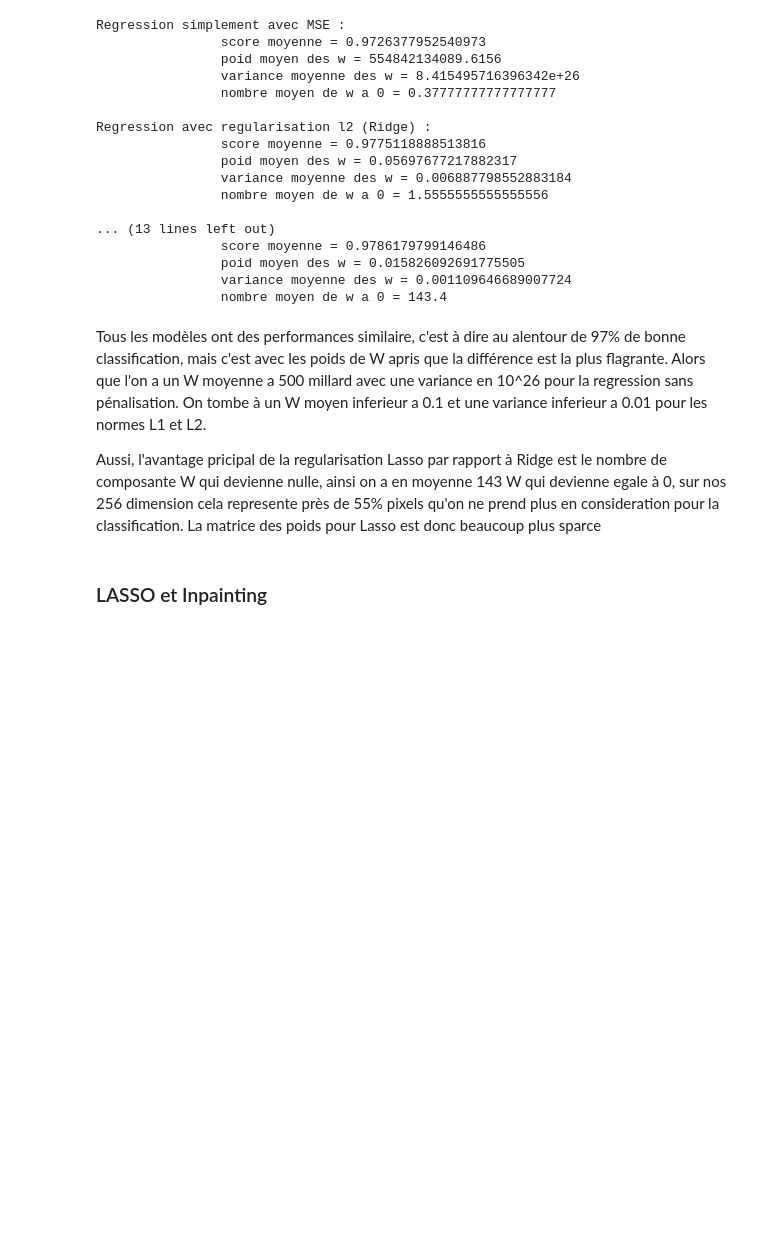
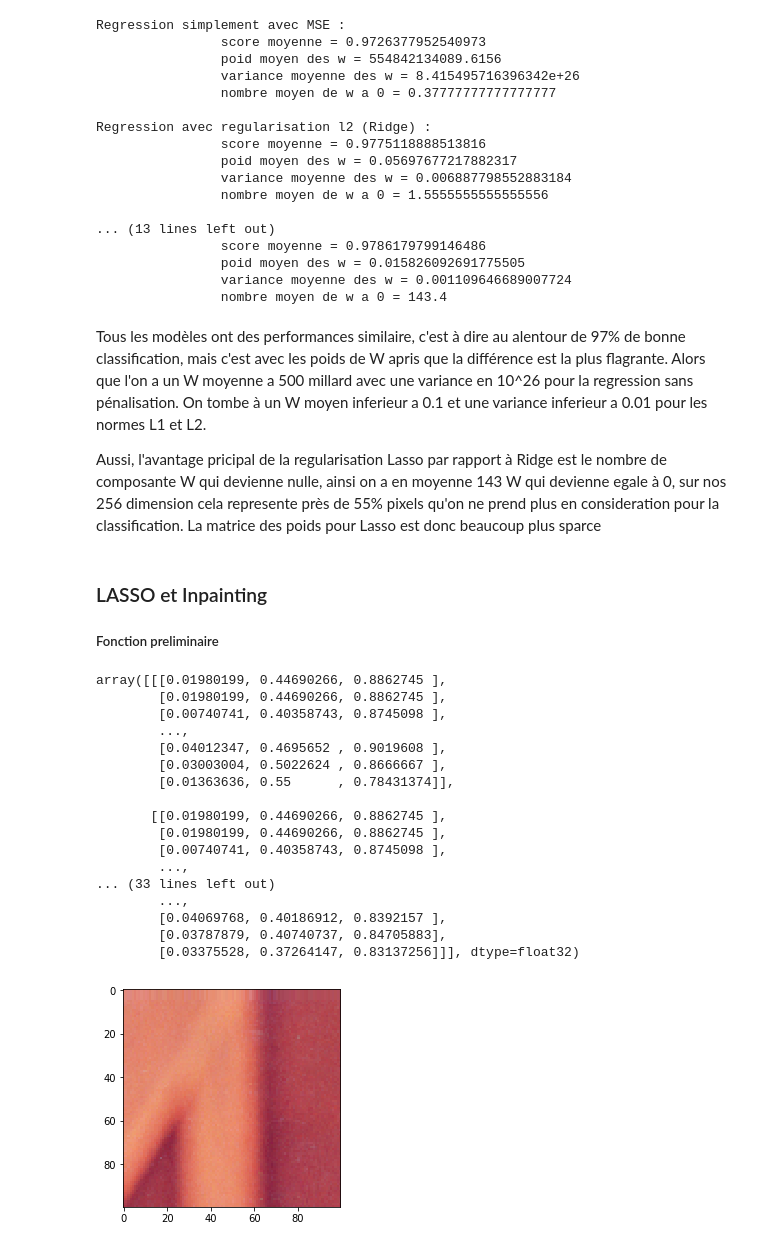
Before and after one commit to marc-treu/projet_arf_inpainting, a Jupyter notebook: projet.ipynb, the cells around one changed output. Saved outputs shown, nothing was run; the diff lists cells and outputs as text; code cells hidden in the pictures; blank space fills up the shorter version.

```diff
--- a/projet.ipynb
+++ b/projet.ipynb
@@ -247,3 +247,42 @@ mais c'est avec les poids de W apris que la différence est la plus flagrante. A
 Aussi, l'avantage pricipal de la regularisation Lasso par rapport à Ridge est le nombre de composante W qui devienne nulle, ainsi on a en moyenne 143 W qui devienne egale à 0, sur nos 256 dimension cela represente près de 55% pixels qu'on ne prend plus en consideration pour la classification. La matrice des poids pour Lasso est donc beaucoup plus sparce
 # %% [markdown]
 ### LASSO et Inpainting
+
+##### Fonction preliminaire
+# %%
+import matplotlib.pyplot as plt
+from matplotlib.colors import rgb_to_hsv, hsv_to_rgb
+
+def read_im(fn):
+    image = plt.imread(fn)
+    return rgb_to_hsv(image)
+
+def show_im(fn):
+    plt.imshow(hsv_to_rgb(fn))
+
+def get_patch(i,j,h,im):
+    return im[]
+# %%
+lena = read_im('data/lena.png')
+
+show_im(lena[0:100,0:100,0:100])
+lena[:100]
+# %% [output]
+array([[[0.01980199, 0.44690266, 0.8862745 ],
+        [0.01980199, 0.44690266, 0.8862745 ],
+        [0.00740741, 0.40358743, 0.8745098 ],
+        ...,
+        [0.04012347, 0.4695652 , 0.9019608 ],
+        [0.03003004, 0.5022624 , 0.8666667 ],
+        [0.01363636, 0.55      , 0.78431374]],
+
+       [[0.01980199, 0.44690266, 0.8862745 ],
+        [0.01980199, 0.44690266, 0.8862745 ],
+        [0.00740741, 0.40358743, 0.8745098 ],
+        ...,
+... (33 lines left out)
+        ...,
+        [0.04069768, 0.40186912, 0.8392157 ],
+        [0.03787879, 0.40740737, 0.84705883],
+        [0.03375528, 0.37264147, 0.83137256]]], dtype=float32)
+[figure, added]
```
Also changed, not shown: 1 other file.
